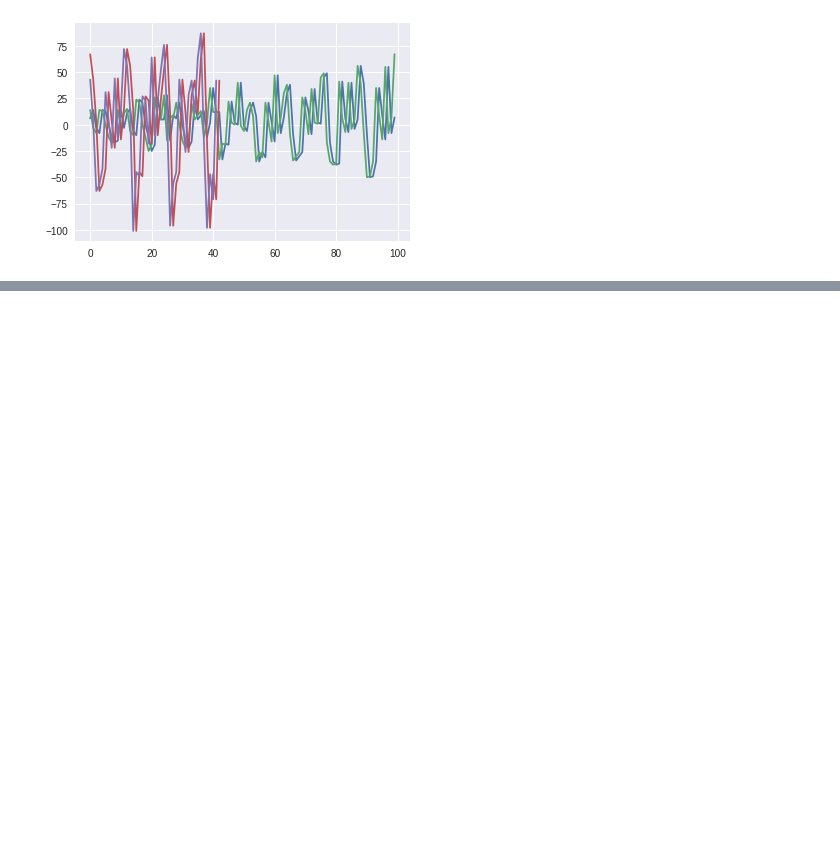
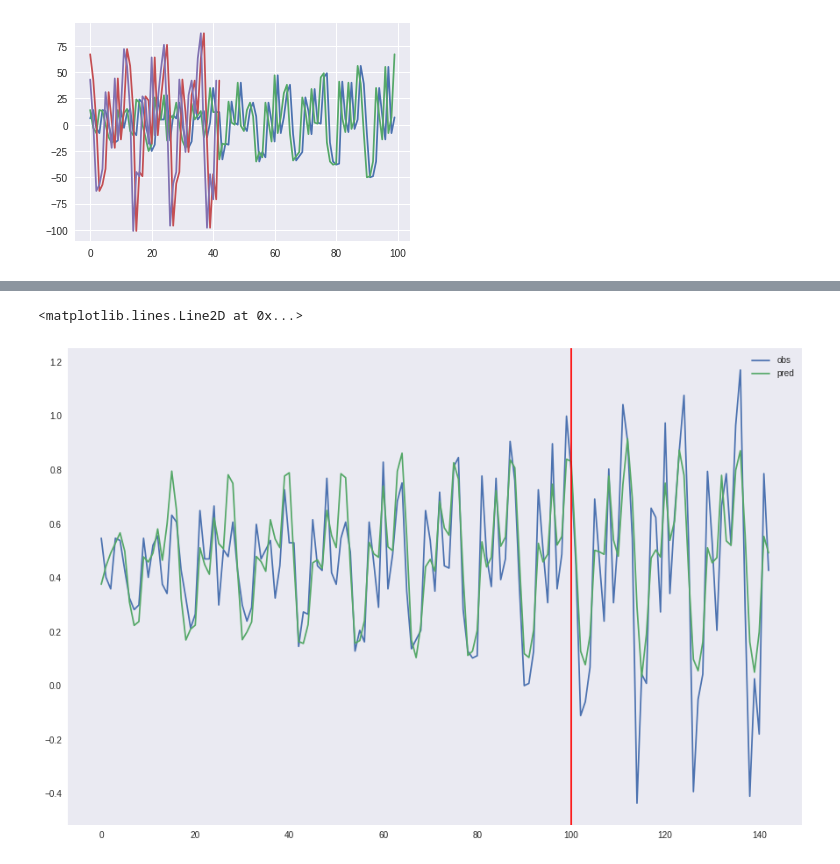
Before and after one commit to june1st/GoogleColab, a Jupyter notebook: ChaienrLSTM.ipynb, the cells around one changed output, grey strips where cells are left out. Saved outputs shown, nothing was run; the diff lists cells and outputs as text; code cells hidden in the pictures; blank space fills up the shorter version.

```diff
--- a/ChaienrLSTM.ipynb
+++ b/ChaienrLSTM.ipynb
@@ -259,6 +259,8 @@ X, y = supervise(diffed)
 X_train, X_val, y_train, y_val = train_test_split(X, y,
                                                   test_size=0.3,
                                                   shuffle=False)
+
+y_val[np.isnan(y_val)] = 0
 X_train, X_val, y_train, y_val, sclr, ysclr = scale(X_train, X_val, y_train, y_val)
 # change type
 X_train = X_train.astype(np.float32)
@@ -306,0 +328,11 @@ log.plot(y=['main/loss', 'validation/main/loss'],
+# %%
+import os
+from chainer import serializers
+
+best_idx = log['validation/main/loss'].argmin()
+best_epoch = int(log['epoch'].ix[best_idx])
+
+units = (5, 4, 3)
+model = RNN(units)
+weight_file = os.path.join('results', 'model_epoch-{}'.format(best_epoch))
+serializers.load_npz(weight_file, model)
@@ -306,0 +347,26 @@ log.plot(y=['main/loss', 'validation/main/loss'],
+# %%
+model.reset_state()
+
+n_train = X_train.shape[1]
+n_val = X_val.shape[1]
+
+X = np.concatenate((X_train, X_val), axis=1)[0]
+obs = np.concatenate((y_train, y_val), axis=1)[0]
+
+# prediction
+pred = []
+for X_t in X:
+    p_t = model(X_t.reshape(-1,1)).data[0]
+    pred.append(p_t)
+
+plt.figure(figsize=(15,10))
+
+plt.plot(obs, label='obs')
+plt.plot(pred, label='pred')
+
+plt.grid()
+plt.legend()
+plt.axvline(n_train, color='r')
+# %% [output]
+<matplotlib.lines.Line2D at 0x...>
+[figure, added]
```
Also changed, not shown: parts of 6 cells of this notebook.
